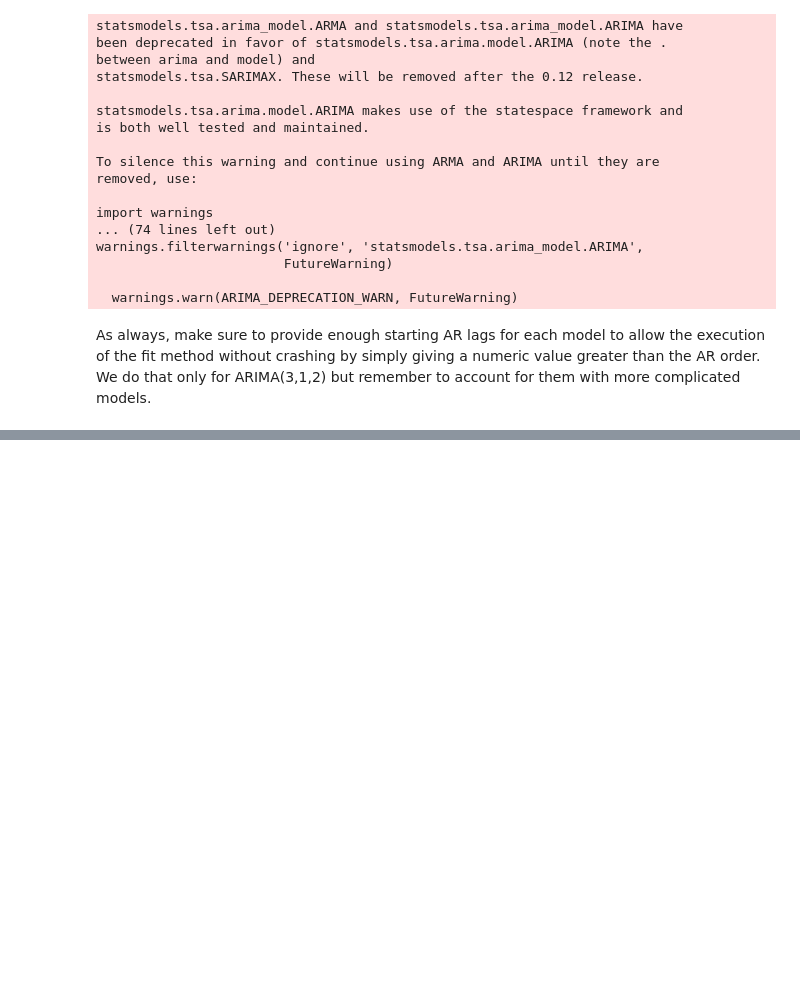
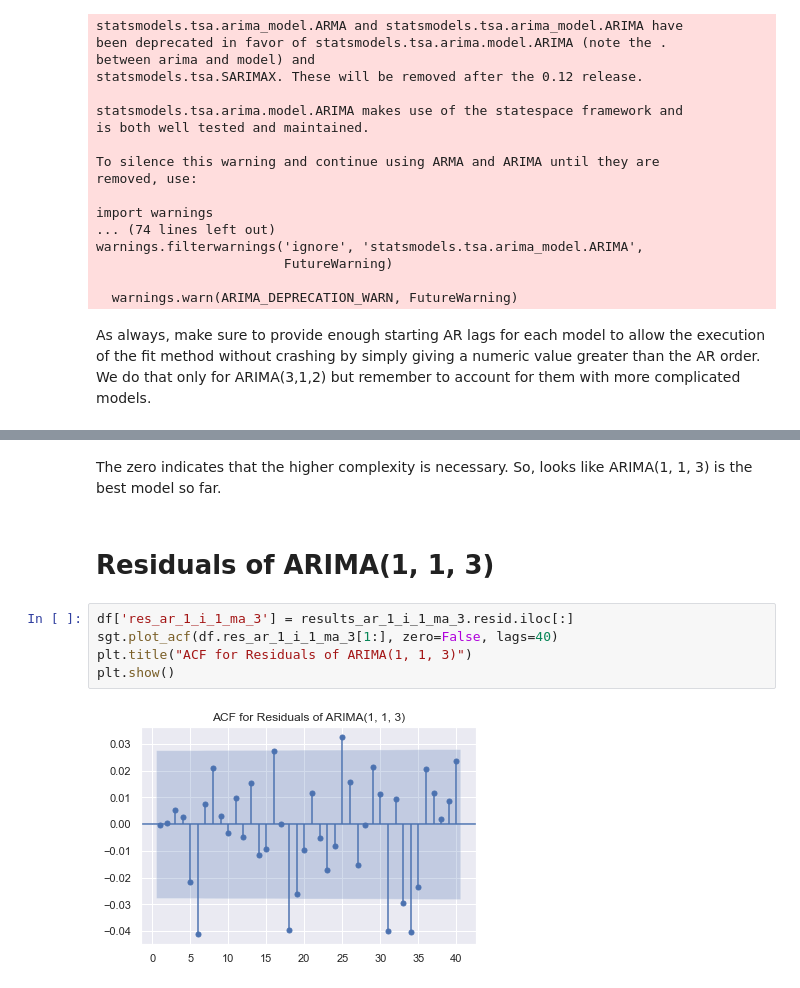
Before and after one commit to mkang32/snp500-analysis, a Jupyter notebook: notebooks/6.the_ARIMA_model.ipynb, the cells around one changed output, grey strips where cells are left out. Saved outputs shown, nothing was run; the diff lists cells and outputs as text; blank space fills up the shorter version.

Commit message:
ARIMA higher lags

```diff
--- a/notebooks/6.the_ARIMA_model.ipynb
+++ b/notebooks/6.the_ARIMA_model.ipynb
@@ -239,0 +265,11 @@ As always, make sure to provide enough starting AR lags for each model to allow
+# %% [markdown]
+The zero indicates that the higher complexity is necessary. So, looks like ARIMA(1, 1, 3) is the best model so far.
+# %% [markdown]
+# Residuals of ARIMA(1, 1, 3)
+# %%
+df['res_ar_1_i_1_ma_3'] = results_ar_1_i_1_ma_3.resid.iloc[:]
+sgt.plot_acf(df.res_ar_1_i_1_ma_3[1:], zero=False, lags=40)
+plt.title("ACF for Residuals of ARIMA(1, 1, 3)")
+plt.show()
+# %% [output]
+[figure, added]
```
Also changed, not shown: parts of 11 cells of this notebook.
